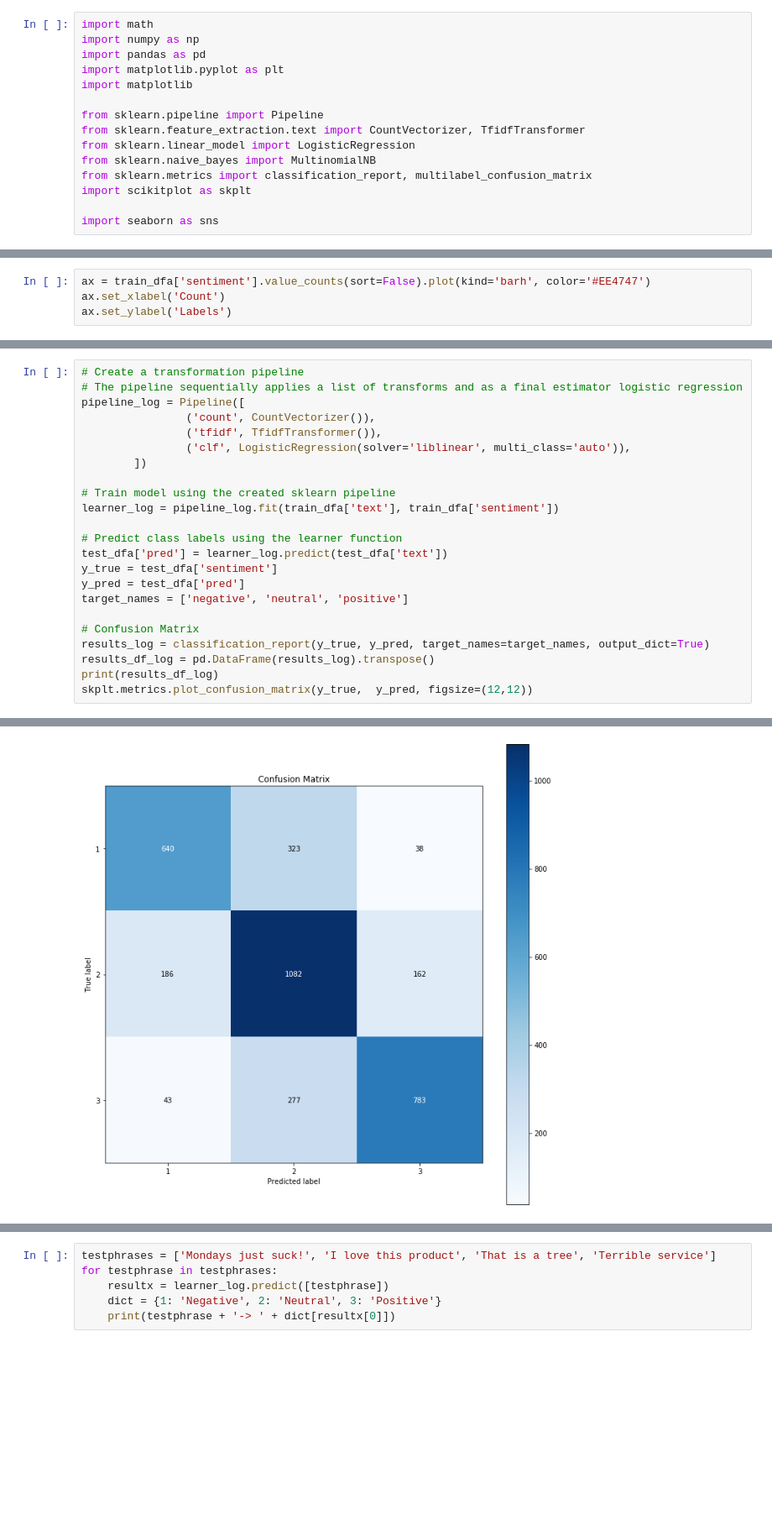
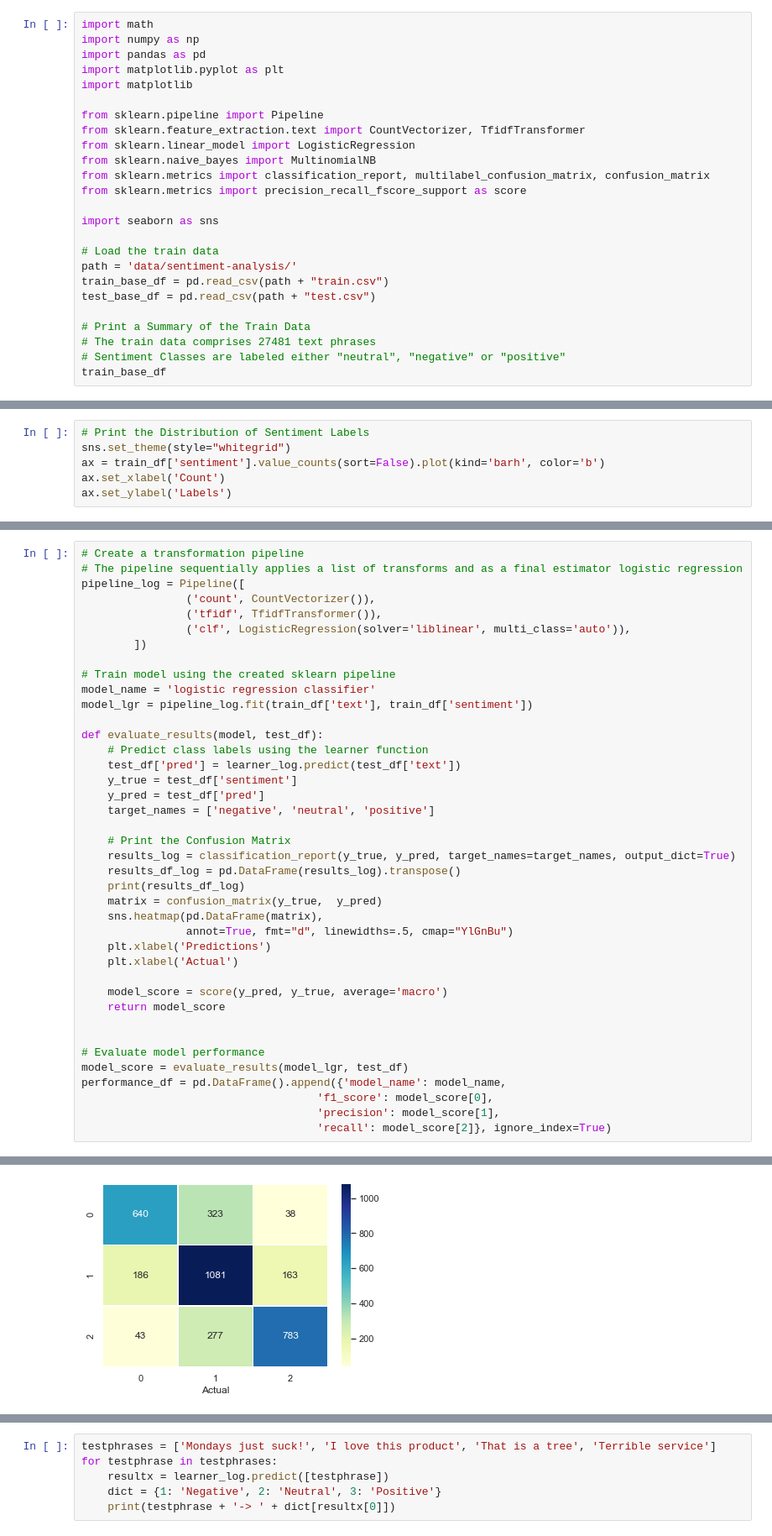
Before and after one commit to flo7up/relataly-public-python-tutorials, a Jupyter notebook: 013 Simple Sentiment Analysis using Bayes and Logistic Regression.ipynb, the cells around one changed output, grey strips where cells are left out. Shown: that part at 84% size. Saved outputs shown, nothing was run; the diff lists cells and outputs as text; blank space fills up the shorter version.

```diff
--- a/013 Simple Sentiment Analysis using Bayes and Logistic Regression.ipynb
+++ b/013 Simple Sentiment Analysis using Bayes and Logistic Regression.ipynb
@@ -9,7 +11,17 @@ from sklearn.pipeline import Pipeline
 from sklearn.feature_extraction.text import CountVectorizer, TfidfTransformer
 from sklearn.linear_model import LogisticRegression
 from sklearn.naive_bayes import MultinomialNB
-from sklearn.metrics import classification_report, multilabel_confusion_matrix
-import scikitplot as skplt
+from sklearn.metrics import classification_report, multilabel_confusion_matrix, confusion_matrix
+from sklearn.metrics import precision_recall_fscore_support as score
 
 import seaborn as sns
+
+# Load the train data
+path = 'data/sentiment-analysis/'
+train_base_df = pd.read_csv(path + "train.csv")
+test_base_df = pd.read_csv(path + "test.csv")
+
+# Print a Summary of the Train Data
+# The train data comprises 27481 text phrases
+# Sentiment Classes are labeled either "neutral", "negative" or "positive"
+train_base_df
@@ -53,5 +77,7 @@ train_dfa.head()
 # %%
-ax = train_dfa['sentiment'].value_counts(sort=False).plot(kind='barh', color='#EE4747')
+# Print the Distribution of Sentiment Labels
+sns.set_theme(style="whitegrid")
+ax = train_df['sentiment'].value_counts(sort=False).plot(kind='barh', color='b')
 ax.set_xlabel('Count')
 ax.set_ylabel('Labels')
 # %% [output]
@@ -105,19 +102,36 @@ pipeline_log = Pipeline([
         ])
 
 # Train model using the created sklearn pipeline
-learner_log = pipeline_log.fit(train_dfa['text'], train_dfa['sentiment'])
+model_name = 'logistic regression classifier'
+model_lgr = pipeline_log.fit(train_df['text'], train_df['sentiment'])
 
-# Predict class labels using the learner function
-test_dfa['pred'] = learner_log.predict(test_dfa['text'])
-y_true = test_dfa['sentiment']
-y_pred = test_dfa['pred']
-target_names = ['negative', 'neutral', 'positive']
+def evaluate_results(model, test_df):
+    # Predict class labels using the learner function
+    test_df['pred'] = learner_log.predict(test_df['text'])
+    y_true = test_df['sentiment']
+    y_pred = test_df['pred']
+    target_names = ['negative', 'neutral', 'positive']
 
-# Confusion Matrix
-results_log = classification_report(y_true, y_pred, target_names=target_names, output_dict=True)
-results_df_log = pd.DataFrame(results_log).transpose()
-print(results_df_log)
-skplt.metrics.plot_confusion_matrix(y_true,  y_pred, figsize=(12,12))
+    # Print the Confusion Matrix
+    results_log = classification_report(y_true, y_pred, target_names=target_names, output_dict=True)
+    results_df_log = pd.DataFrame(results_log).transpose()
+    print(results_df_log)
+    matrix = confusion_matrix(y_true,  y_pred)
+    sns.heatmap(pd.DataFrame(matrix),
+                annot=True, fmt="d", linewidths=.5, cmap="YlGnBu")
+    plt.xlabel('Predictions')
+    plt.xlabel('Actual')
+
+    model_score = score(y_pred, y_true, average='macro')
+    return model_score
+
+
+# Evaluate model performance
+model_score = evaluate_results(model_lgr, test_df)
+performance_df = pd.DataFrame().append({'model_name': model_name,
+                                    'f1_score': model_score[0],
+                                    'precision': model_score[1],
+                                    'recall': model_score[2]}, ignore_index=True)
 # %% [output]
               precision    recall  f1-score      support
 negative       0.736479  0.639361  0.684492  1001.000000
@@ -130,2 +143,2 @@ weighted avg   0.717514  0.708829  0.709565  3534.000000
-[figure, old version]
+[figure, new version]
 # %% [markdown]
```
Also changed, not shown: parts of 24 cells of this notebook.
